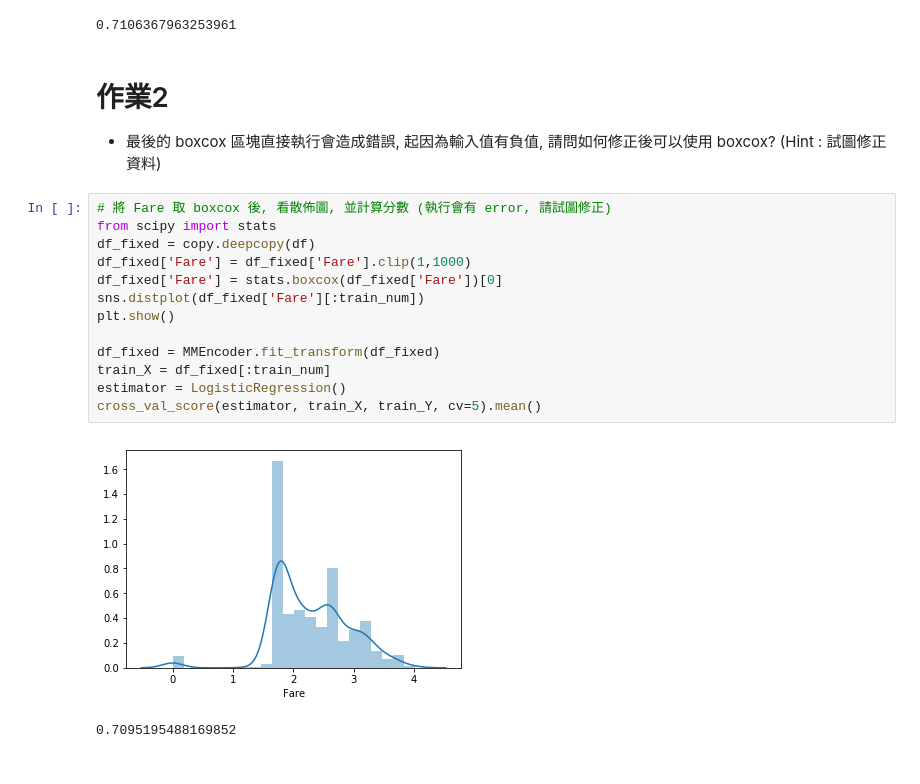
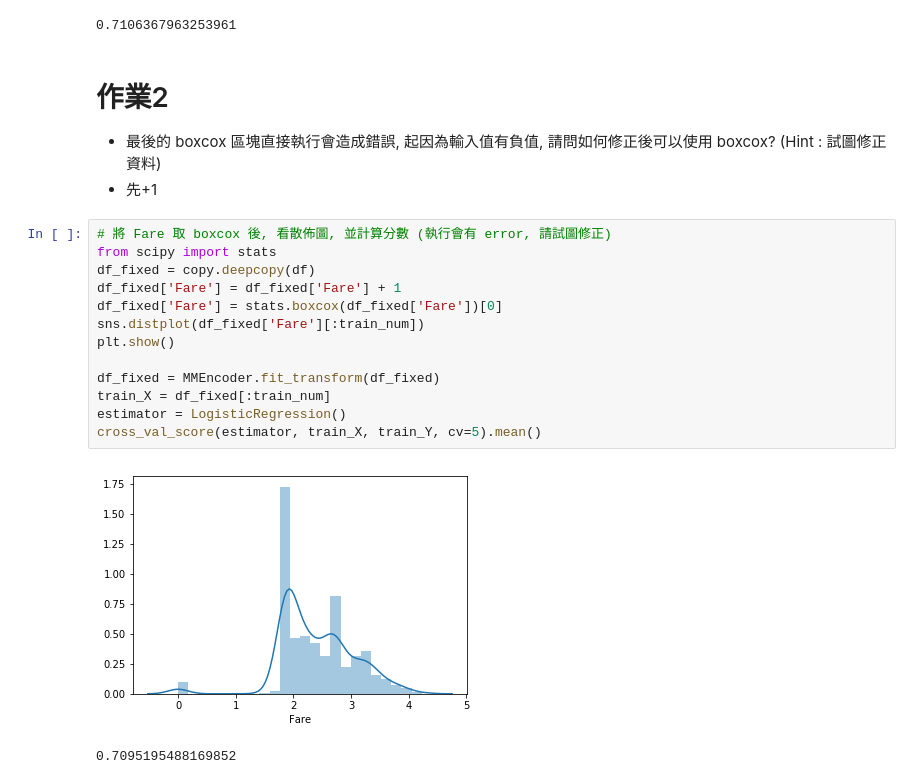
Before and after one commit to HRTseng/100Day-ML-Marathon, a Jupyter notebook: Day_021_HW.ipynb, the cells around one changed output. Drawn from its saved outputs; the diff is of its cells as text.

```diff
--- a/Day_021_HW.ipynb
+++ b/Day_021_HW.ipynb
@@ -92,19 +93,20 @@ cross_val_score(estimator, train_X, train_Y, cv=5).mean()
 # %% [markdown]
 # 作業2
 * 最後的 boxcox 區塊直接執行會造成錯誤, 起因為輸入值有負值, 請問如何修正後可以使用 boxcox? (Hint : 試圖修正資料)
+* 先+1
 # %%
 # 將 Fare 取 boxcox 後, 看散佈圖, 並計算分數 (執行會有 error, 請試圖修正)
 from scipy import stats
 df_fixed = copy.deepcopy(df)
-df_fixed['Fare'] = df_fixed['Fare'].clip(1,1000)
+df_fixed['Fare'] = df_fixed['Fare'] + 1
 df_fixed['Fare'] = stats.boxcox(df_fixed['Fare'])[0]
 sns.distplot(df_fixed['Fare'][:train_num])
 plt.show()
 
 df_fixed = MMEncoder.fit_transform(df_fixed)
 train_X = df_fixed[:train_num]
 estimator = LogisticRegression()
 cross_val_score(estimator, train_X, train_Y, cv=5).mean()
 # %% [output]
-[figure, old version]
+[figure, new version]
 0.7095195488169852
```
Also changed, not shown: parts of 2 cells of this notebook, 1 other file.
